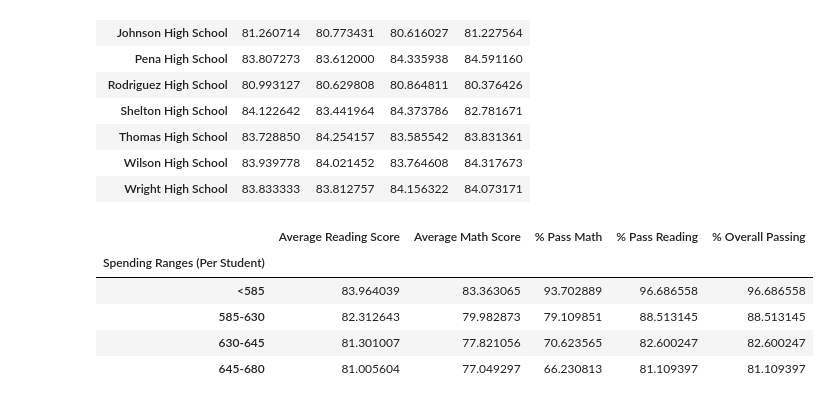
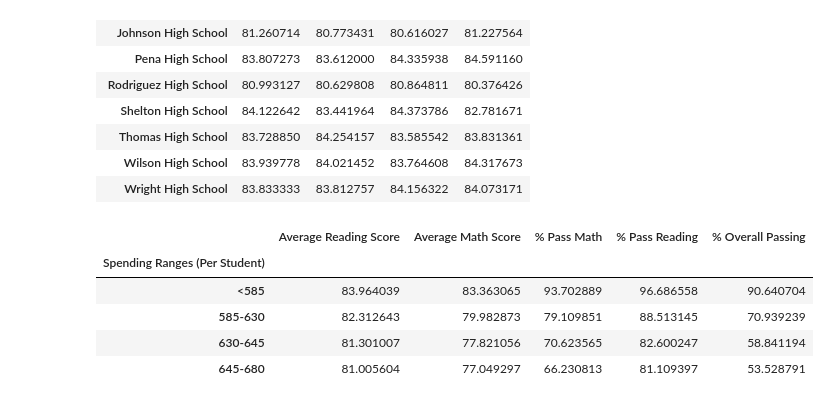
Before and after one commit to akarpie96/pandas-challenge, a Jupyter notebook: PyCitySchools.ipynb, the cells around one changed output. Saved outputs shown, nothing was run; the diff lists cells and outputs as text; code cells hidden in the pictures.

```diff
--- a/PyCitySchools.ipynb
+++ b/PyCitySchools.ipynb
@@ -280,9 +280,7 @@ pd.cut(school_data_complete["Budget Per Student"], bins, labels=group_labels).he
 
 school_data_complete["Spending Ranges (Per Student)"] = pd.cut(school_data_complete["Budget Per Student"], bins, labels=group_labels)
 
-#Summary DF for bins
-spending_df=school_data_complete.groupby(["Spending Ranges (Per Student)"]).mean()
-
+spending_df=school_data_complete.groupby(["Spending Ranges (Per Student)"])["math_score", "reading_score"].mean()
 #Filter by passed reading
 reading_df=school_data_complete.loc[school_data_complete["reading_score"]>=70,]
 
@@ -291,39 +289,39 @@ spending_passed_reading=reading_df.groupby(["Spending Ranges (Per Student)"])["r
 #Filter by passed math
 math_df=school_data_complete.loc[school_data_complete["math_score"]>=70,]
 
 #groupby bins within passed math data frame
 spending_passed_math=math_df.groupby(["Spending Ranges (Per Student)"])["math_score"].count()
 
 #Filter for both passed
 both_passed_df=school_data_complete.loc[(school_data_complete["reading_score"] >=70) & (school_data_complete["math_score"]>=70),:]
 
 #groupby bins within passed both data frame
 
 spending_passed_both=both_passed_df.groupby(["Spending Ranges (Per Student)"])["reading_score"].count()
 
 
 #Create a series for total for division purposes
 total_spending=school_data_complete.groupby(["Spending Ranges (Per Student)"])["size"].count()
 
 #Add Series created above to summary df
 spending_df["% Pass Math"]=(spending_passed_math/total_spending)*100
 spending_df["% Pass Reading"]=(spending_passed_reading/total_spending)*100
-spending_df["% Overall Passing"]=(spending_passed_reading/total_spending)*100
+spending_df["% Overall Passing"]=(spending_passed_both/total_spending)*100
 
 spending_df = spending_df.rename(columns={"reading_score":"Average Reading Score", "math_score":"Average Math Score"})
 
 
-
+#Summary DF for bins
 spending_df=spending_df[["Average Reading Score", "Average Math Score", "% Pass Math", "% Pass Reading", "% Overall Passing"]]
 
 spending_df
 # %% [output]
 |  | Average Reading Score | Average Math Score | % Pass Math | % Pass Reading | % Overall Passing |
 | Spending Ranges (Per Student) |  |  |  |  |  |
-| <585 | 83.964039 | 83.363065 | 93.702889 | 96.686558 | 96.686558 |
-| 585-630 | 82.312643 | 79.982873 | 79.109851 | 88.513145 | 88.513145 |
-| 630-645 | 81.301007 | 77.821056 | 70.623565 | 82.600247 | 82.600247 |
-| 645-680 | 81.005604 | 77.049297 | 66.230813 | 81.109397 | 81.109397 |
+| <585 | 83.964039 | 83.363065 | 93.702889 | 96.686558 | 90.640704 |
+| 585-630 | 82.312643 | 79.982873 | 79.109851 | 88.513145 | 70.939239 |
+| 630-645 | 81.301007 | 77.821056 | 70.623565 | 82.600247 | 58.841194 |
+| 645-680 | 81.005604 | 77.049297 | 66.230813 | 81.109397 | 53.528791 |
 # %%
 ## FILTERED BY SCHOOL SIZE
 
```
Also changed, not shown: parts of 2 cells of this notebook.
